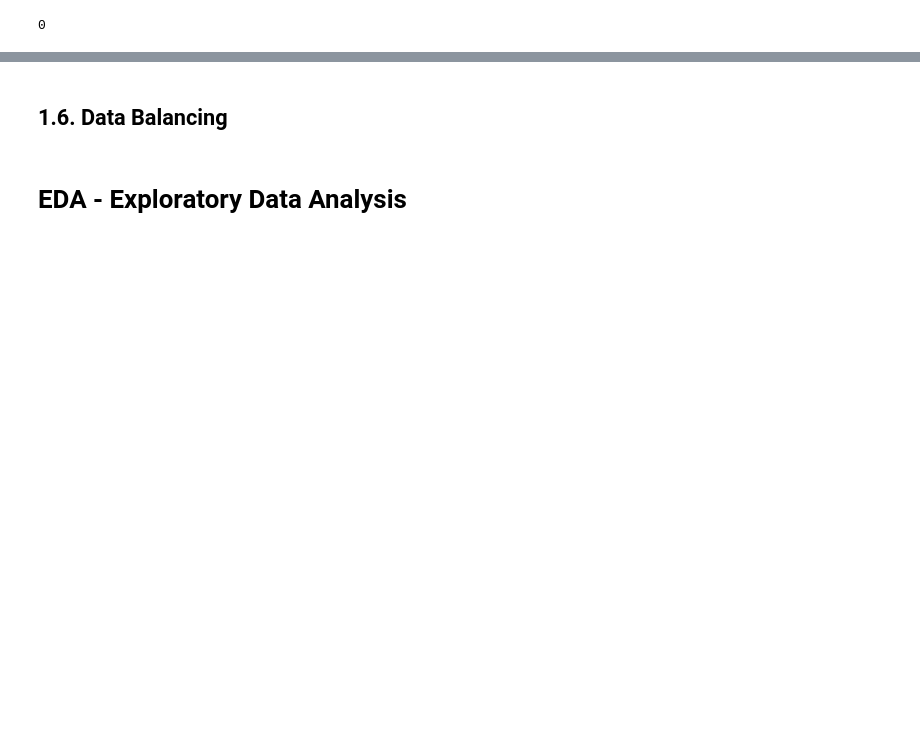
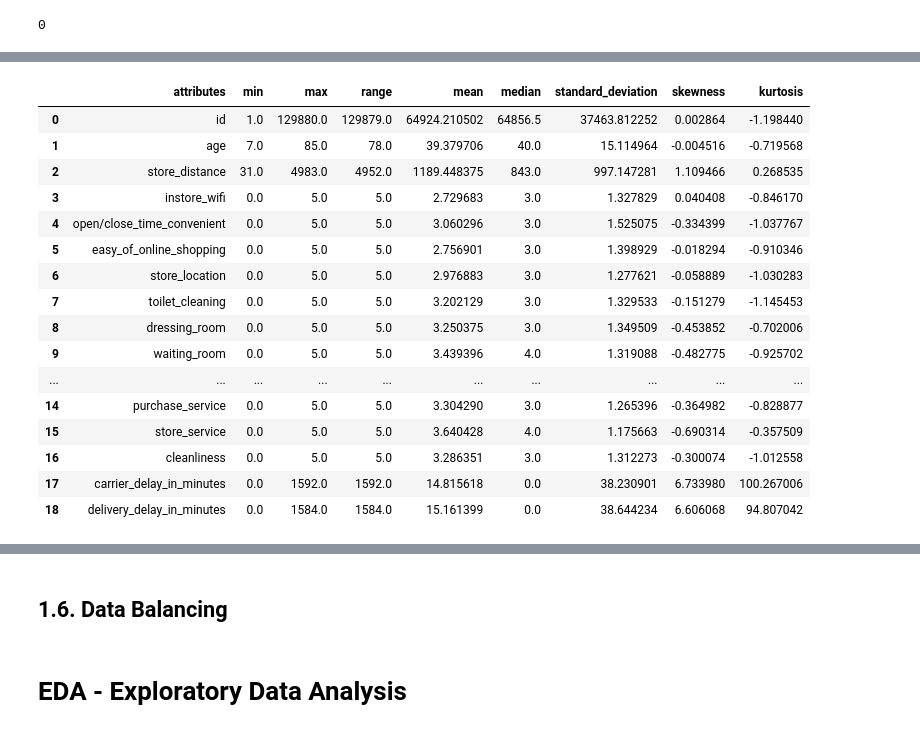
Before and after one commit to HallanMiranda/InStyle_Net_Promoter_Score, a Jupyter notebook: ciclo01.ipynb, the cells around one changed output, grey strips where cells are left out. Cells and saved outputs as stored; diff of their text form; code cells hidden in the pictures; blank space fills up the shorter version.

```diff
--- a/ciclo01.ipynb
+++ b/ciclo01.ipynb
@@ -253,4 +297,0 @@ dtype: int64
-# %%
-#df.dropna(inplace=True)
-df['Delivery delay in minutes'] = df['Delivery delay in minutes'].apply(
-    lambda x: 'nao_identificado' if pd.isnull(x) else x)
@@ -256,0 +300,8 @@ df['Delivery delay in minutes'] = df['Delivery delay in minutes'].apply(
+# %%
+# Se a não há tempo na col  carrier_delay, pode significar que a compra foi presencial
+# Caso seja online, adicionar a média de tempo de entrega
+
+med = np.round(df['delivery_delay_in_minutes'].mean())
+df['delivery_delay_in_minutes'] = df.apply(lambda x:
+                                            x['delivery_delay_in_minutes'] if pd.notna(x['delivery_delay_in_minutes']) else
+                                            0 if x['carrier_delay_in_minutes'] == 0 else med, axis = 1)
@@ -284,2 +350,6 @@ df.duplicated().sum()
 # %%
 # df['Delivery delay in minutes'] = df['Delivery delay in minutes'].astype('int')
+# %%
+# Charge delivery_delay_in_minutes type from int
+
+df['delivery_delay_in_minutes'] = df['delivery_delay_in_minutes'].astype(np.int64)
@@ -285,0 +358,3 @@ df.duplicated().sum()
+# %%
+df_num = df.select_dtypes(include=['int64', 'float64'])
+df_cat = df.select_dtypes(exclude=['int64', 'float64'])
@@ -285,0 +375,32 @@ df.duplicated().sum()
+# %%
+d1 = pd.DataFrame (df_num.min()).T
+d2 = pd.DataFrame (df_num.max()).T
+d3 = pd.DataFrame (df_num.max() - df_num.min()).T
+d4 = pd.DataFrame (df_num.mean()).T
+d5 = pd.DataFrame (df_num.median()).T
+d6 = pd.DataFrame (df_num.std()).T
+d7 = pd.DataFrame (df_num.skew()).T
+d8 = pd.DataFrame (df_num.kurt()).T
+
+df_num = pd.concat([d1, d2, d3, d4, d5, d6, d7, d8]).T.reset_index()
+df_num.columns = ['attributes', 'min', 'max', 'range', 'mean', 'median', 'standard_deviation', 'skewness', 'kurtosis']
+
+df_num
+# %% [output]
+|  | attributes | min | max | range | mean | median | standard_deviation | skewness | kurtosis |
+| 0 | id | 1.0 | 129880.0 | 129879.0 | 64924.210502 | 64856.5 | 37463.812252 | 0.002864 | -1.198440 |
+| 1 | age | 7.0 | 85.0 | 78.0 | 39.379706 | 40.0 | 15.114964 | -0.004516 | -0.719568 |
+| 2 | store_distance | 31.0 | 4983.0 | 4952.0 | 1189.448375 | 843.0 | 997.147281 | 1.109466 | 0.268535 |
+| 3 | instore_wifi | 0.0 | 5.0 | 5.0 | 2.729683 | 3.0 | 1.327829 | 0.040408 | -0.846170 |
+| 4 | open/close_time_convenient | 0.0 | 5.0 | 5.0 | 3.060296 | 3.0 | 1.525075 | -0.334399 | -1.037767 |
+| 5 | easy_of_online_shopping | 0.0 | 5.0 | 5.0 | 2.756901 | 3.0 | 1.398929 | -0.018294 | -0.910346 |
+| 6 | store_location | 0.0 | 5.0 | 5.0 | 2.976883 | 3.0 | 1.277621 | -0.058889 | -1.030283 |
+| 7 | toilet_cleaning | 0.0 | 5.0 | 5.0 | 3.202129 | 3.0 | 1.329533 | -0.151279 | -1.145453 |
+| 8 | dressing_room | 0.0 | 5.0 | 5.0 | 3.250375 | 3.0 | 1.349509 | -0.453852 | -0.702006 |
+| 9 | waiting_room | 0.0 | 5.0 | 5.0 | 3.439396 | 4.0 | 1.319088 | -0.482775 | -0.925702 |
+| ... | ... | ... | ... | ... | ... | ... | ... | ... | ... |
+| 14 | purchase_service | 0.0 | 5.0 | 5.0 | 3.304290 | 3.0 | 1.265396 | -0.364982 | -0.828877 |
+| 15 | store_service | 0.0 | 5.0 | 5.0 | 3.640428 | 4.0 | 1.175663 | -0.690314 | -0.357509 |
+| 16 | cleanliness | 0.0 | 5.0 | 5.0 | 3.286351 | 3.0 | 1.312273 | -0.300074 | -1.012558 |
+| 17 | carrier_delay_in_minutes | 0.0 | 1592.0 | 1592.0 | 14.815618 | 0.0 | 38.230901 | 6.733980 | 100.267006 |
+| 18 | delivery_delay_in_minutes | 0.0 | 1584.0 | 1584.0 | 15.161399 | 0.0 | 38.644234 | 6.606068 | 94.807042 |
```
Also changed, not shown: parts of 76 cells of this notebook, 4 other files.
